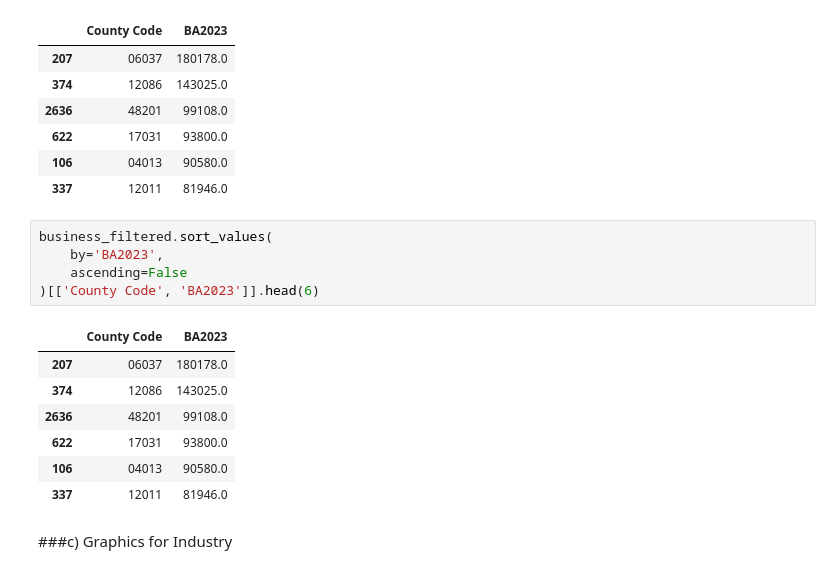
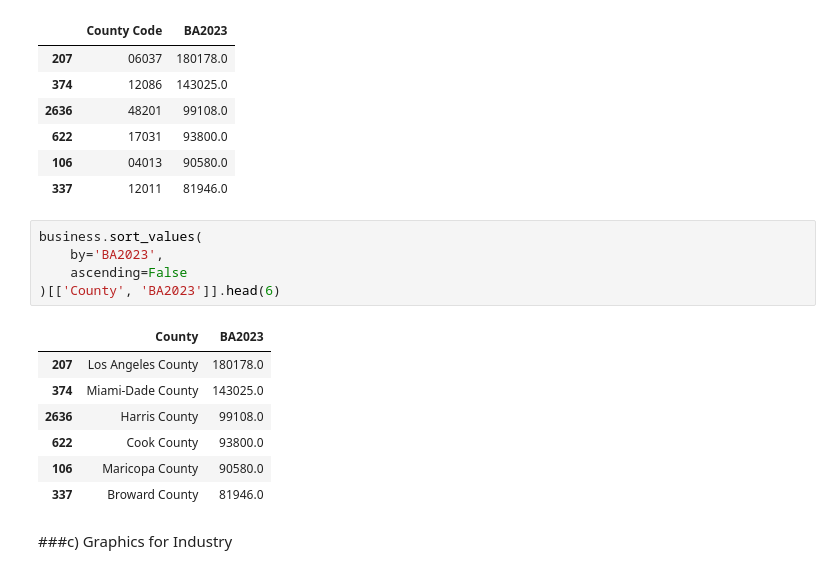
Before and after one commit to shirleyrutgers/DataManPy, a Jupyter notebook: ps0dataman.ipynb, the cells around one changed output. Cells and saved outputs as stored; diff of their text form.

```diff
--- a/ps0dataman.ipynb
+++ b/ps0dataman.ipynb
@@ -424,18 +424,18 @@ business_filtered.sort_values(
 | 106 | 04013 | 90580.0 |
 | 337 | 12011 | 81946.0 |
 # %%
-business_filtered.sort_values(
+business.sort_values(
     by='BA2023',
     ascending=False
-)[['County Code', 'BA2023']].head(6)
+)[['County', 'BA2023']].head(6)
 # %% [output]
-|  | County Code | BA2023 |
-| 207 | 06037 | 180178.0 |
-| 374 | 12086 | 143025.0 |
-| 2636 | 48201 | 99108.0 |
-| 622 | 17031 | 93800.0 |
-| 106 | 04013 | 90580.0 |
-| 337 | 12011 | 81946.0 |
+|  | County | BA2023 |
+| 207 | Los Angeles County | 180178.0 |
+| 374 | Miami-Dade County | 143025.0 |
+| 2636 | Harris County | 99108.0 |
+| 622 | Cook County | 93800.0 |
+| 106 | Maricopa County | 90580.0 |
+| 337 | Broward County | 81946.0 |
 # %% [markdown]
 ###c) Graphics for Industry
 # %%
```
